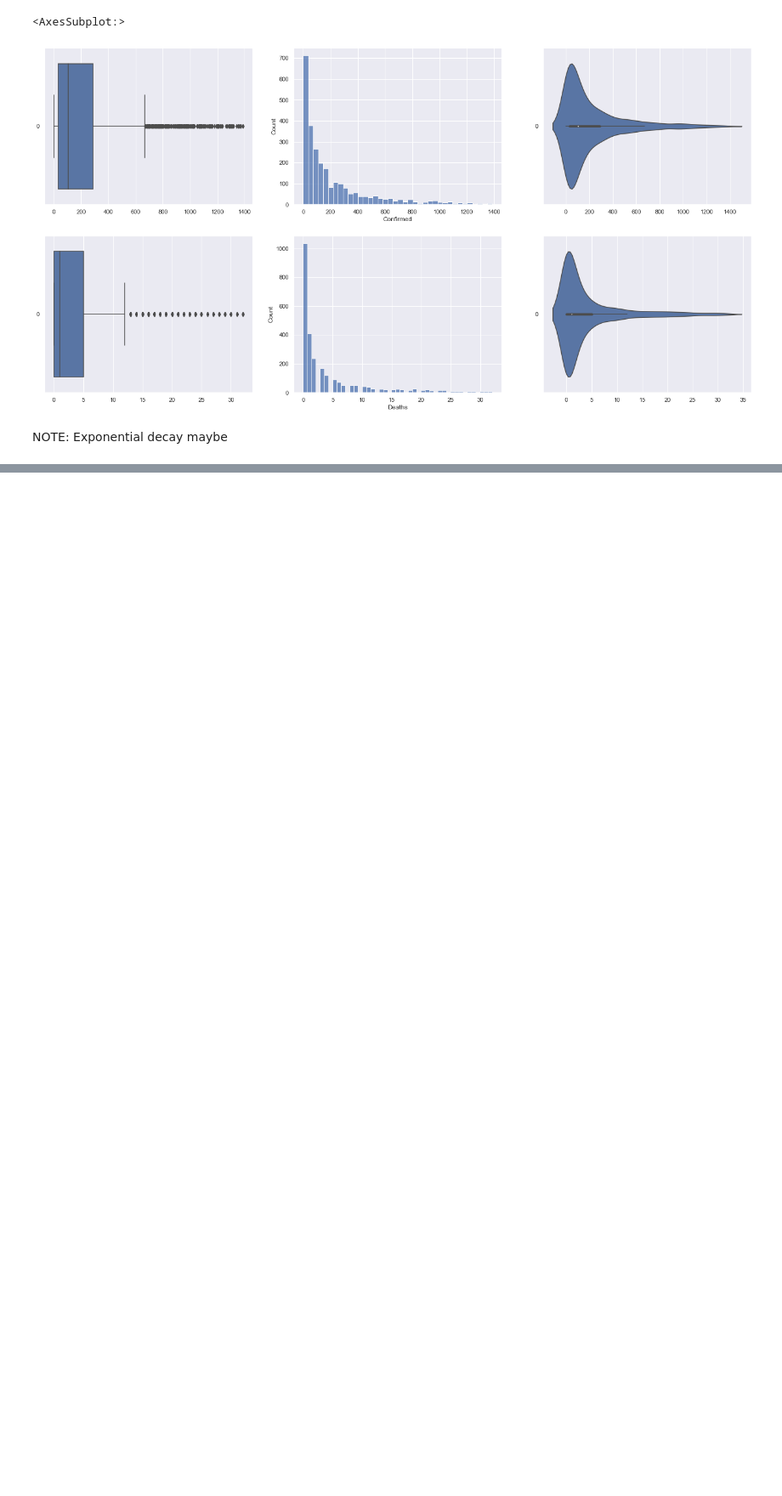
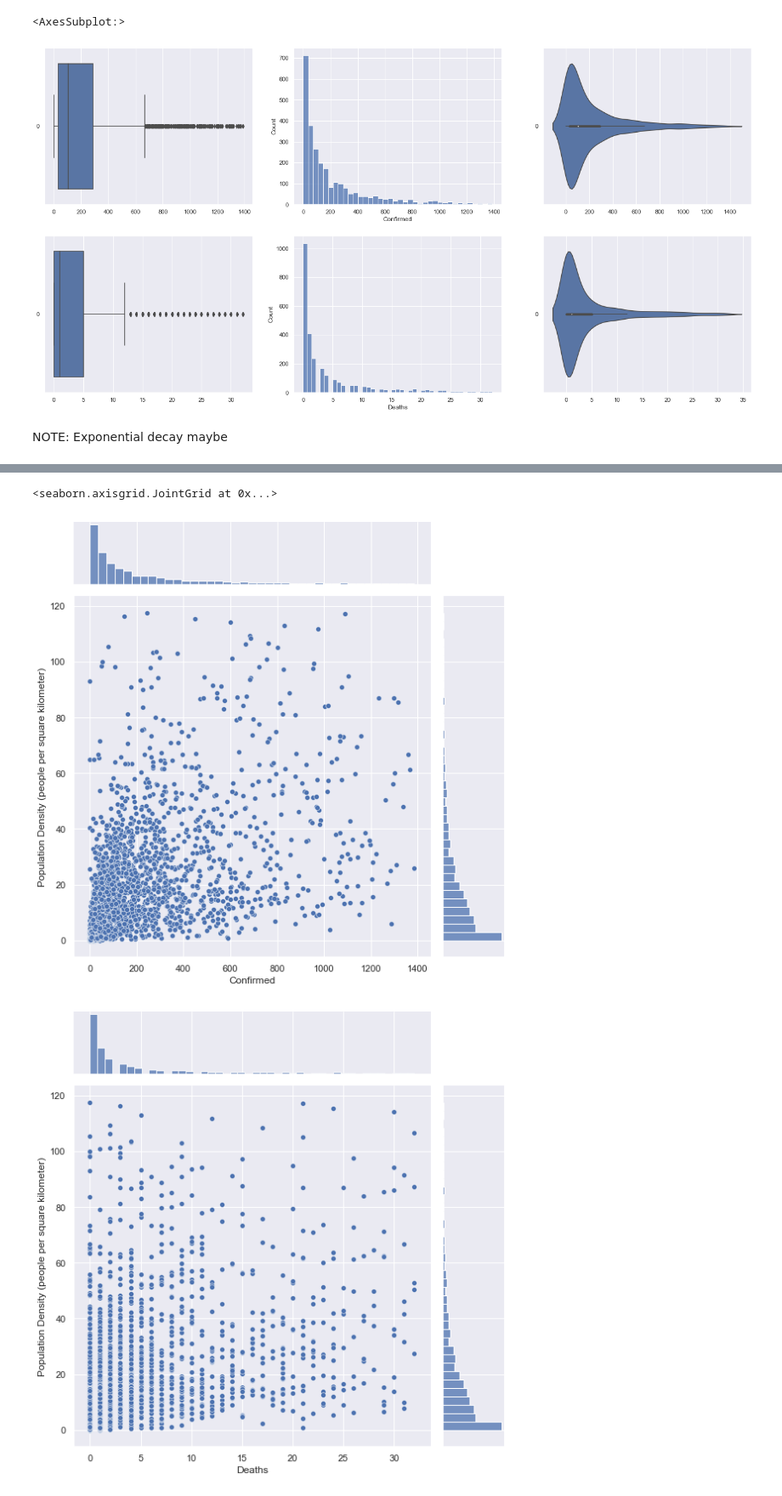
Before and after one commit to FreedomXV/SC1015-Mini-Project, a Jupyter notebook: US County_Exploratory Data Analysis.ipynb, the cells around one changed output, grey strips where cells are left out. Shown: that part at 85% size. Drawn from its saved outputs; the diff is of its cells as text; code cells hidden in the pictures; blank space fills up the shorter version.

```diff
--- a/US County_Exploratory Data Analysis.ipynb
+++ b/US County_Exploratory Data Analysis.ipynb
@@ -59,6 +59,12 @@ Q1d = usa_covid['Deaths'].quantile(0.25)
 Q3d = usa_covid['Deaths'].quantile(0.75)
 IQRd = Q3d - Q1d
 usa_covid_wooutliers = pd.DataFrame(usa_covid_wooutliers[((usa_covid_wooutliers['Deaths'] > (Q1d - 1.5 * IQRd)) & (usa_covid_wooutliers['Deaths'] < (Q3d + 1.5 * IQRd)))])
+# %%
+#Removing Outliers
+Q1d = usa_covid['Population Density (people per square kilometer)'].quantile(0.25)
+Q3d = usa_covid['Population Density (people per square kilometer)'].quantile(0.75)
+IQRd = Q3d - Q1d
+usa_covid_wooutliers = pd.DataFrame(usa_covid_wooutliers[((usa_covid_wooutliers['Population Density (people per square kilometer)'] > (Q1d - 1.5 * IQRd)) & (usa_covid_wooutliers['Population Density (people per square kilometer)'] < (Q3d + 1.5 * IQRd)))])
 # %%
 f, axes = plt.subplots(2, 3, figsize=(24, 12))
 
@@ -76,0 +90,7 @@ NOTE: Exponential decay maybe
+# %%
+sb.jointplot(data = usa_covid_wooutliers, x = "Confirmed", y = "Population Density (people per square kilometer)", height = 8)
+sb.jointplot(data = usa_covid_wooutliers, x = "Deaths", y = "Population Density (people per square kilometer)", height = 8)
+# %% [output]
+<seaborn.axisgrid.JointGrid at 0x...>
+[figure, added]
+[figure, added]
```
Also changed, not shown: parts of 1 cell of this notebook.
